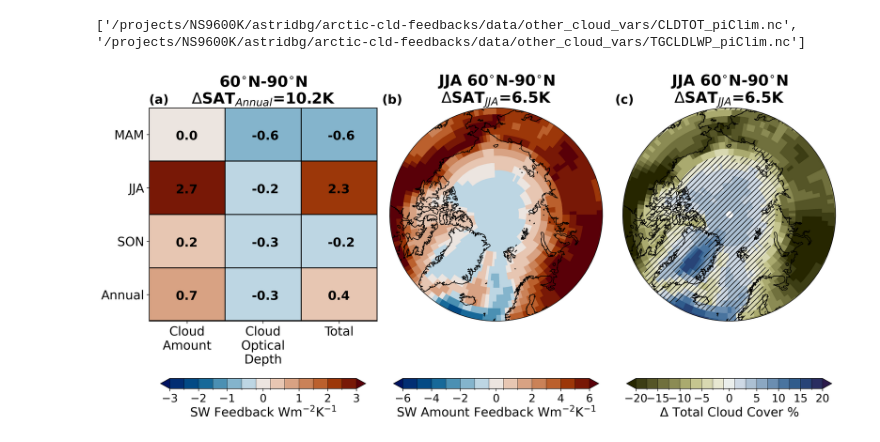
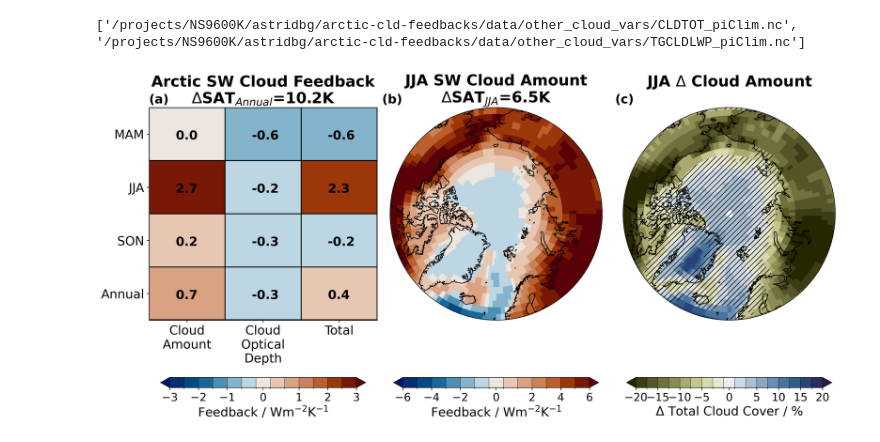
Before and after one commit to astridbg/arctic-cloud-feedbacks, a Jupyter notebook: Fig1_final.ipynb, the cells around one changed output. Cells and saved outputs as stored; diff of their text form; code cells hidden in the pictures.

```diff
--- a/Fig1_final.ipynb
+++ b/Fig1_final.ipynb
@@ -241,11 +241,11 @@ for x in X:
             avg_feedback = np.abs(avg_feedback)
         ax.text(x-0.15, y+0.1, str(avg_feedback), fontsize=18, fontweight='bold')
 ax.invert_yaxis()
-ax.set_title('60$^{\circ}$N-90$^{\circ}$N'+'\n$\Delta$SAT$_{Annual}$='+str(np.round(d_SAT,1))+'K', fontsize=22,fontweight='bold')
+ax.set_title('Arctic SW Cloud Feedback\n$\Delta$SAT$_{Annual}$='+str(np.round(d_SAT,1))+'K', fontsize=22,fontweight='bold')
 
 cb = fig.colorbar(cmap, ax=ax, location='bottom', ticks=[-3,-2,-1,0,1,2,3], drawedges=True,extend='both',shrink=0.9)
 
-cb.set_label(label='SW Feedback Wm$^{-2}$K$^{-1}$',fontsize=18)
+cb.set_label(label='Feedback / Wm$^{-2}$K$^{-1}$',fontsize=18)
 cb.ax.tick_params(labelsize=16)
 
 # Row 2: spatial distribution of cloud amount feedback
@@ -261,11 +261,11 @@ for ax,co2_conc in zip([ax2], [co2_conc]):
                                         cmap=cmap, norm=norm,
                                         add_colorbar=False)
     d_SAT_JJA = temp_Arctic['tas'].sel(time='JJA',co2_conc=co2_conc).values
-    ax.set_title('JJA 60$^{\circ}$N-90$^{\circ}$N'+'\n$\Delta$SAT$_{JJA}$='+str(np.round(d_SAT_JJA,1))+'K', fontsize=22,fontweight='bold')
+    ax.set_title('JJA SW Cloud Amount\n$\Delta$SAT$_{JJA}$='+str(np.round(d_SAT_JJA,1))+'K', fontsize=22,fontweight='bold')
     ax.coastlines()
 
 cb = fig.colorbar(map, ax=ax, location='bottom', ticks=[-6,-4,-2,0,2,4,6], drawedges=True,shrink=0.9)
-cb.set_label(label='SW Amount Feedback Wm$^{-2}$K$^{-1}$',fontsize=18)
+cb.set_label(label='Feedback / Wm$^{-2}$K$^{-1}$',fontsize=18)
 #cb.set_ticks(ticks=[-6,-4,-2,-0.1,0.1,2,4,6], labels=[-6,-4,-2,-0.1,0.1,2,4,6])
 cb.ax.tick_params(labelsize=16)
 
@@ -273,33 +273,33 @@ cb.ax.tick_params(labelsize=16)
 # Row 3: spatial distribution of cloud cover change
 uneven_levels = [-20,-17.5,-15,-12.5,-10,-7.5,-5,-2.5,-0.1,0.1,2.5,5,7.5,10,12.5,15,17.5,20]
 cmap_rb = cm.cm.broc_r
 colors = cmap_rb(np.linspace(0, 1, len(uneven_levels)+1))
 cmap, norm = mcolors.from_levels_and_colors(uneven_levels, colors,extend='both')
 
 for ax,co2_conc in zip([ax3], [co2_conc]):
     functions.polarCentral_set_latlim([60,90], ax)
     data = cloud_t_avg['CLDTOT'].sel(time='JJA',co2_conc=co2_conc) - cloud_piClim_t_avg['CLDTOT'].sel(time='JJA') # Get cloud fraction change from pre-industrial climate
     data = data*100 # Convert cloud fraction to percentage
     map = data.plot.pcolormesh(ax=ax, transform=ccrs.PlateCarree(),
                                         cmap=cmap,norm=norm,
                                         add_colorbar=False)
     d_SAT_JJA = temp_Arctic['tas'].sel(time='JJA',co2_conc=co2_conc).values
-    ax.set_title('JJA 60$^{\circ}$N-90$^{\circ}$N'+'\n$\Delta$SAT$_{JJA}$='+str(np.round(d_SAT_JJA,1))+'K', fontsize=22,fontweight='bold')
+    ax.set_title('JJA $\Delta$ Cloud Amount\n', fontsize=22,fontweight='bold')
     ax.coastlines()
     hatch_density=3
     hatch_style='/'
     insignificant_data = functions.xr_add_cyclic_point(np.abs(data) < piClim_cloud_std['CLDTOT'].sel(season='JJA')*100)
     hatch = ax.contourf(insignificant_data.lon, insignificant_data.lat, insignificant_data, transform=ccrs.PlateCarree(), colors='none', levels=[.5,1.5], hatches=[hatch_density*hatch_style, hatch_density*hatch_style])
 cb = fig.colorbar(map, ax=ax, location='bottom', ticks=[-20,-15,-10,-5,0,5,10,15,20], drawedges=True,shrink=0.9)
 
-cb.set_label(label='$\Delta$ Total Cloud Cover %',fontsize=18)
+cb.set_label(label='$\Delta$ Total Cloud Cover / %',fontsize=18)
 cb.ax.tick_params(labelsize=16)
 
 # Label subplots
 for label, ax in axs.items():
     ax.set_title(label, loc='left', fontsize=18,fontweight='bold')
 
 fig.savefig('/nird/datapeak/NS9600K/astridbg/arctic-cld-feedbacks/arctic-cloud-feedbacks/article_figs/Fig1.png')
 fig.savefig('/nird/datapeak/NS9600K/astridbg/arctic-cld-feedbacks/arctic-cloud-feedbacks/article_figs/Fig1.pdf')
 # %% [output]
-[figure, old version]
+[figure, new version]
```
Also changed, not shown: 5 other files.
